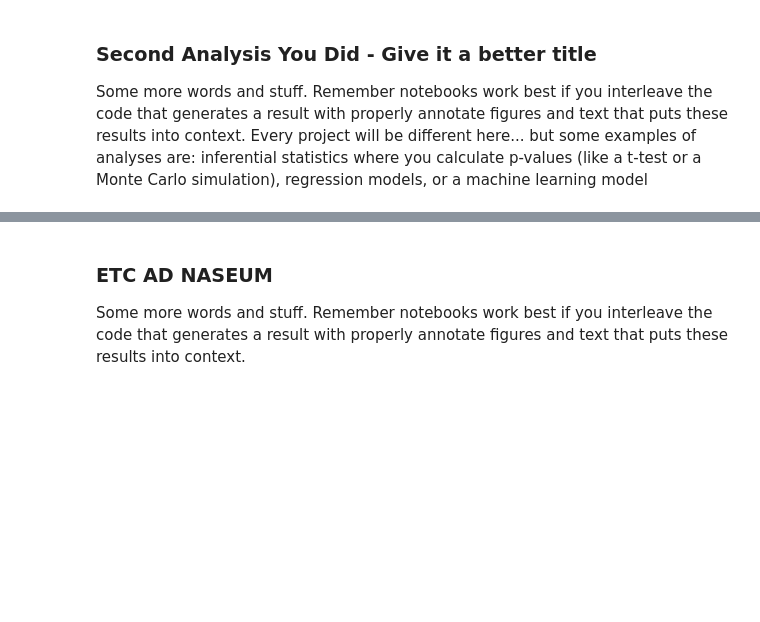
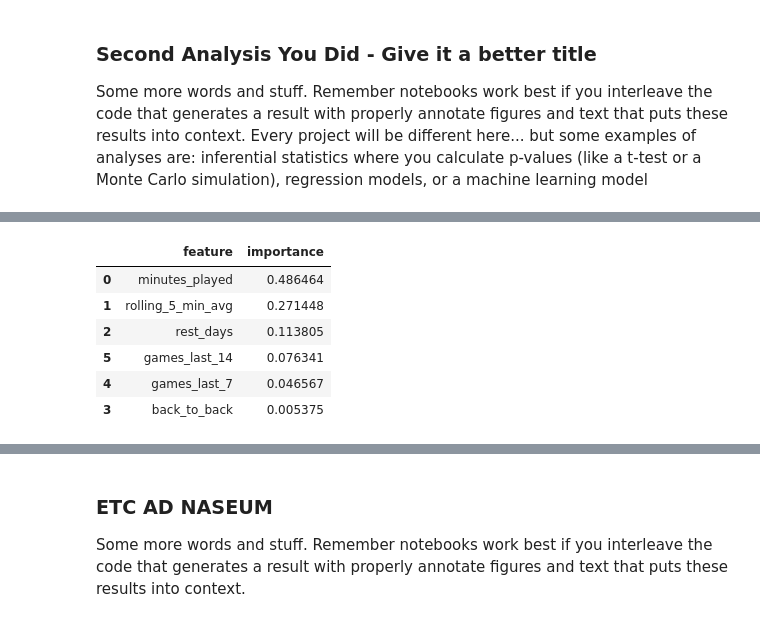
Before and after one commit to COGS108/Group-SP26-100, a Jupyter notebook: 03-FinalProject.ipynb, the cells around one changed output, grey strips where cells are left out. Saved outputs shown, nothing was run; the diff lists cells and outputs as text; code cells hidden in the pictures; blank space fills up the shorter version.

```diff
--- a/03-FinalProject.ipynb
+++ b/03-FinalProject.ipynb
@@ -234,0 +566,31 @@ Some more words and stuff.  Remember notebooks work best if you interleave the c
+# %%
+X = regression_df[model_features]
+y = regression_df[outcome]
+
+X_train, X_test, y_train, y_test = train_test_split(
+    X,
+    y,
+    test_size=0.2,
+    random_state=42,
+    stratify=y
+)
+
+rf_model = RandomForestClassifier(
+    n_estimators=100,
+    random_state=42,
+    class_weight='balanced',
+    max_depth=8
+)
+
+rf_model.fit(X_train, y_train)
+
+y_pred = rf_model.predict(X_test)
+y_prob = rf_model.predict_proba(X_test)[:, 1]
+
+print("Confusion Matrix:")
+print(confusion_matrix(y_test, y_pred))
+
+print("\nClassification Report:")
+print(classification_report(y_test, y_pred))
+
+print("ROC AUC:", roc_auc_score(y_test, y_prob))
@@ -234,0 +613,15 @@ Some more words and stuff.  Remember notebooks work best if you interleave the c
+# %%
+feature_importance = pd.DataFrame({
+    'feature': model_features,
+    'importance': rf_model.feature_importances_
+}).sort_values('importance', ascending=False)
+
+feature_importance
+# %% [output]
+|  | feature | importance |
+| 0 | minutes_played | 0.486464 |
+| 1 | rolling_5_min_avg | 0.271448 |
+| 2 | rest_days | 0.113805 |
+| 5 | games_last_14 | 0.076341 |
+| 4 | games_last_7 | 0.046567 |
+| 3 | back_to_back | 0.005375 |
```
Also changed, not shown: parts of 17 cells of this notebook, 2 other files.
